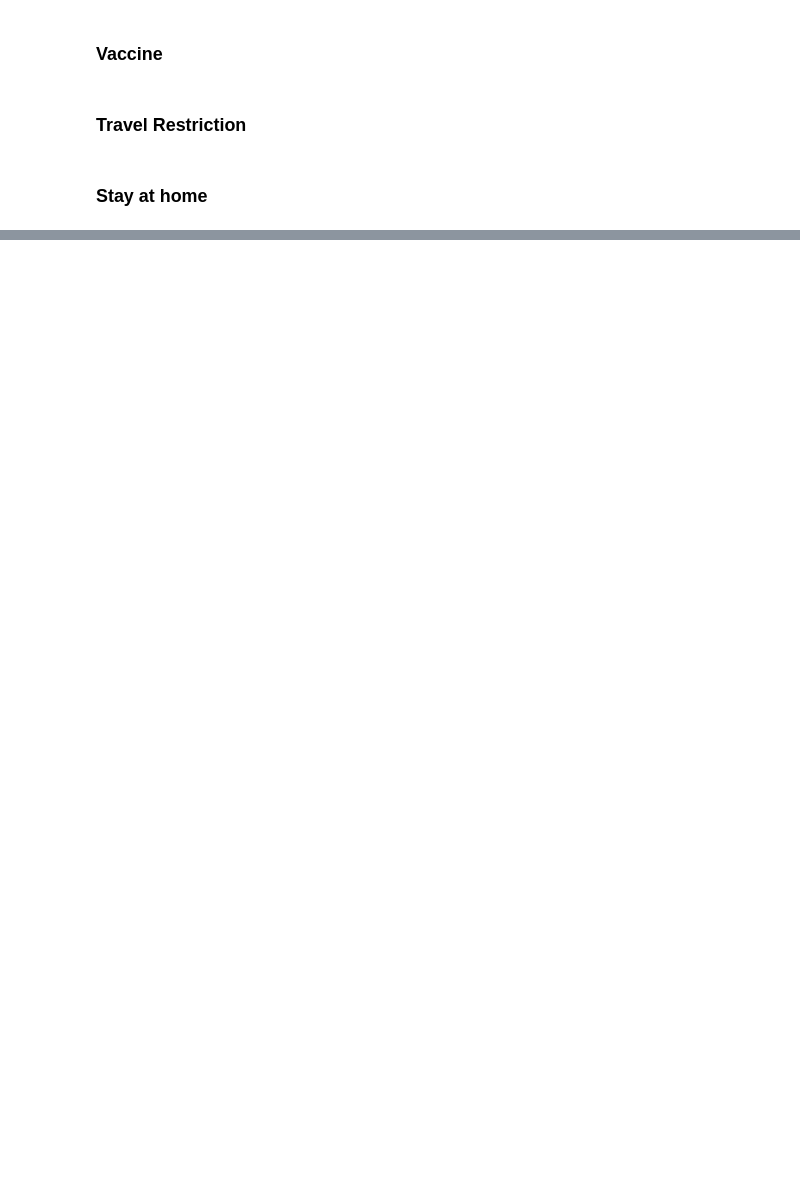
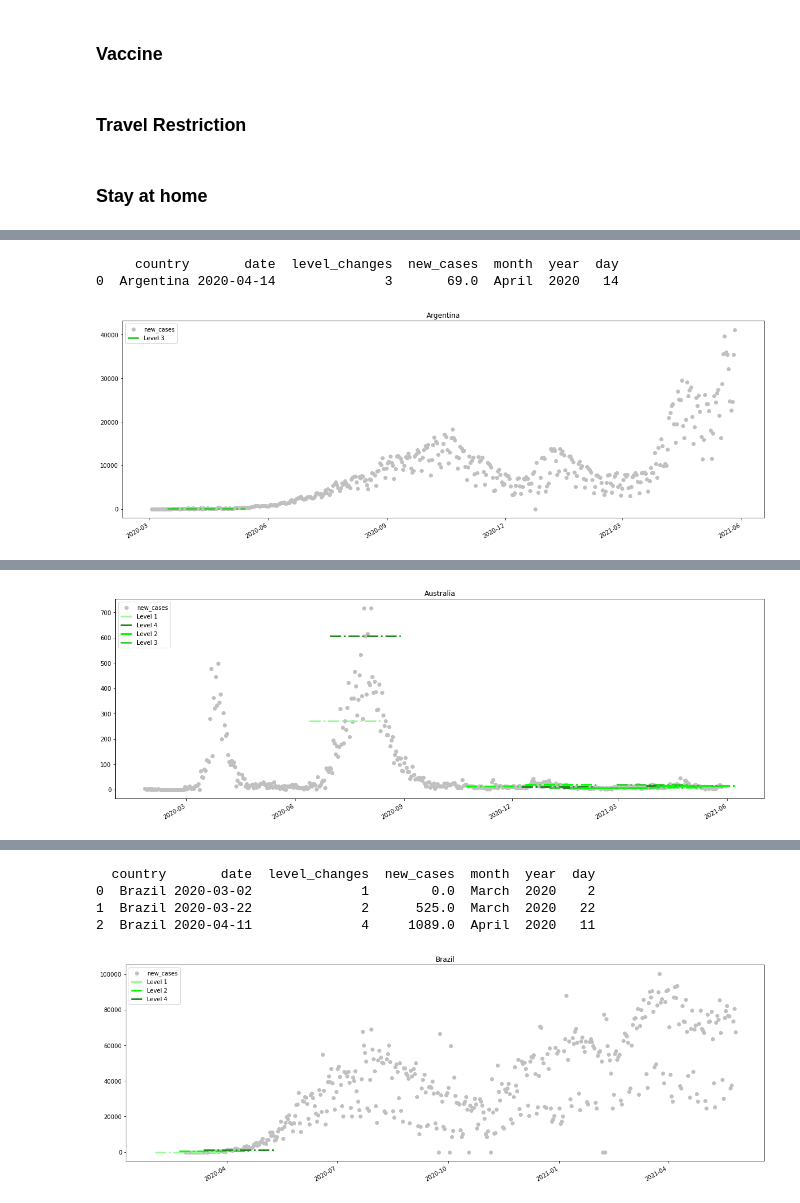
Before and after one commit to tangchingkei/data-science-praktikum, a Jupyter notebook: project.ipynb, the cells around one changed output, grey strips where cells are left out. Drawn from its saved outputs; the diff is of its cells as text; code cells hidden in the pictures; blank space fills up the shorter version.

Commit message:
h-lines plotted

```diff
--- a/project.ipynb
+++ b/project.ipynb
@@ -17,3 +17,6 @@ g20_members = pd.Series(["Argentina", "Australia", "Brazil", "Canada", "China",
 
 #filter data array for locations that match g20 countries
 g20_data = owid[owid["location"].isin(g20_members)].reset_index(drop=True)
+g20_data = g20_data.loc[:, g20_data.columns.intersection(["location", "date", "new_cases"])]
+#cleaned data
+g20_data
@@ -131,0 +84,68 @@ See the caveats in the documentation: https://pandas.pydata.org/pandas-docs/stab
+# %%
+import seaborn as sns
+import matplotlib.pyplot as plt
+import matplotlib.dates as mdates
+from collections import OrderedDict
+from datetime import timedelta
+#plot each countries in g20
+for loc in g20_members:
+
+    #TODO: same for other policies
+
+    only_pain = g20_data[g20_data["location"]==loc]
+    phase = face_cover_phases[face_cover_phases["country"]==loc]
+
+
+    #make sure date is in datetime format
+    only_pain["date"] = pd.to_datetime(only_pain["date"], yearfirst=True)
+    only_pain["month"] = only_pain.date.dt.month_name()
+    only_pain["year"] = only_pain.date.dt.year
+    only_pain["day"] = only_pain.date.dt.day
+
+    #TODO: remove negative numbers
+    #negative to positive
+    only_pain["new_cases"] = only_pain["new_cases"].map(lambda x: abs(x), na_action="ignore")
+
+
+    #merge mask phases with num of cases
+    final_mask = phase.merge(only_pain, on="date")
+    final_mask = final_mask.drop(["location"],axis=1)
+    #final_mask = [country  date  level_changes  new_cases  month  year  day]
+
+    #TODO: merge other policies with num of cases
+
+
+    #basic plot
+
+    fig, ax = plt.subplots(figsize=(20,7))
+    ax.scatter("date", "new_cases", data = only_pain, color="silver")
+    fmt_every_month = mdates.MonthLocator(interval=3)
+    ax.xaxis.set_major_locator(fmt_every_month)
+    ax.xaxis.set_major_formatter(mdates.DateFormatter('%Y-%m'))
+    fig.autofmt_xdate()
+    plt.title(loc)
+
+
+
+    #plot h-lines for MASK
+    mask_colors = ["palegreen", "lime", "limegreen", "forestgreen"]
+    for ind, data in final_mask.iterrows():
+        plt.hlines(data[3], xmin=data[1]-timedelta(30), xmax =data[1]+timedelta(30), colors = mask_colors[int(data[2])-1],
+                   label = f"Level {int(data[2])}", linestyles="dashdot", linewidth=3)
+
+
+    #TODO: plot h-lines for other policies
+
+
+
+
+
+
+
+
+    #plot everything
+    handles, labels = plt.gca().get_legend_handles_labels()
+    by_label = OrderedDict(zip(labels, handles))
+    plt.legend(by_label.values(), by_label.keys(),loc="upper left")
+    plt.show()
+# %% [output]
@@ -131,0 +169,3 @@ See the caveats in the documentation: https://pandas.pydata.org/pandas-docs/stab
+     country       date  level_changes  new_cases  month  year  day
+0  Argentina 2020-04-14              3       69.0  April  2020   14
+[figure, new version]
@@ -131,0 +204 @@ See the caveats in the documentation: https://pandas.pydata.org/pandas-docs/stab
+[figure, new version]
@@ -131,0 +222,5 @@ See the caveats in the documentation: https://pandas.pydata.org/pandas-docs/stab
+  country       date  level_changes  new_cases  month  year  day
+0  Brazil 2020-03-02              1        0.0  March  2020    2
+1  Brazil 2020-03-22              2      525.0  March  2020   22
+2  Brazil 2020-04-11              4     1089.0  April  2020   11
+[figure, new version]
```
Also changed, not shown: parts of 7 cells of this notebook.
